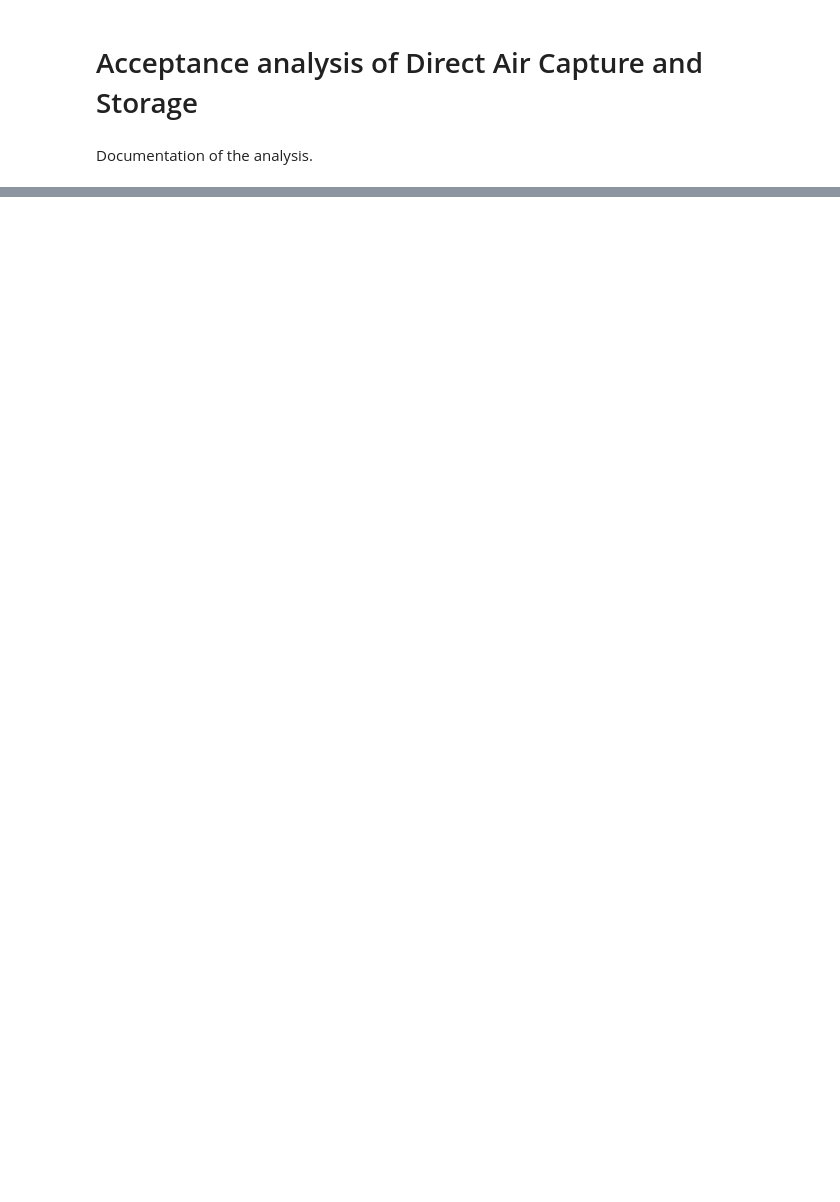
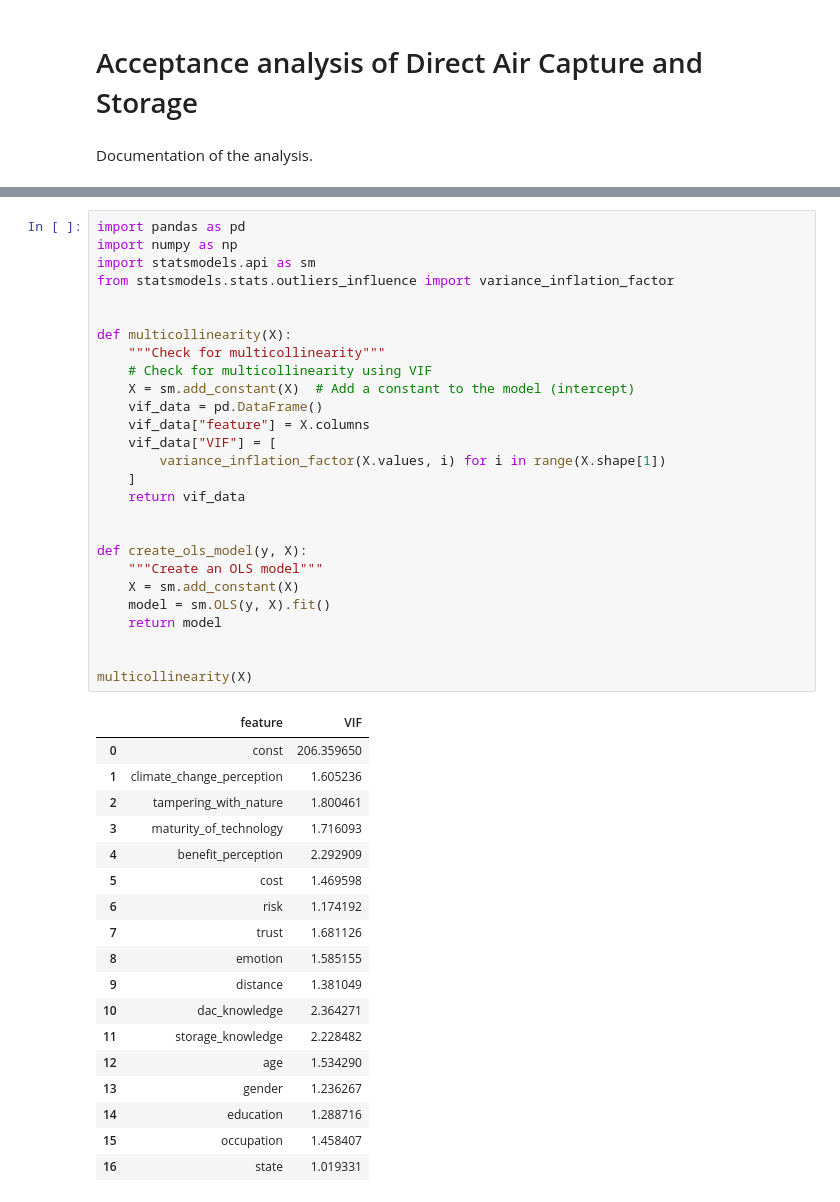
Before and after one commit to climate-service-center/dacstore, a Jupyter notebook: docs/model.ipynb, the cells around one changed output, grey strips where cells are left out. Drawn from its saved outputs; the diff is of its cells as text; blank space fills up the shorter version.

```diff
--- a/docs/model.ipynb
+++ b/docs/model.ipynb
@@ -83,0 +122,46 @@ Let's have a look at the filename.
+# %%
+import pandas as pd
+import numpy as np
+import statsmodels.api as sm
+from statsmodels.stats.outliers_influence import variance_inflation_factor
+
+
+def multicollinearity(X):
+    """Check for multicollinearity"""
+    # Check for multicollinearity using VIF
+    X = sm.add_constant(X)  # Add a constant to the model (intercept)
+    vif_data = pd.DataFrame()
+    vif_data["feature"] = X.columns
+    vif_data["VIF"] = [
+        variance_inflation_factor(X.values, i) for i in range(X.shape[1])
+    ]
+    return vif_data
+
+
+def create_ols_model(y, X):
+    """Create an OLS model"""
+    X = sm.add_constant(X)
+    model = sm.OLS(y, X).fit()
+    return model
+
+
+multicollinearity(X)
+# %% [output]
+|  | feature | VIF |
+| 0 | const | 206.359650 |
+| 1 | climate_change_perception | 1.605236 |
+| 2 | tampering_with_nature | 1.800461 |
+| 3 | maturity_of_technology | 1.716093 |
+| 4 | benefit_perception | 2.292909 |
+| 5 | cost | 1.469598 |
+| 6 | risk | 1.174192 |
+| 7 | trust | 1.681126 |
+| 8 | emotion | 1.585155 |
+| 9 | distance | 1.381049 |
+| 10 | dac_knowledge | 2.364271 |
+| 11 | storage_knowledge | 2.228482 |
+| 12 | age | 1.534290 |
+| 13 | gender | 1.236267 |
+| 14 | education | 1.288716 |
+| 15 | occupation | 1.458407 |
+| 16 | state | 1.019331 |
```
Also changed, not shown: parts of 12 cells of this notebook, 3 other files.
